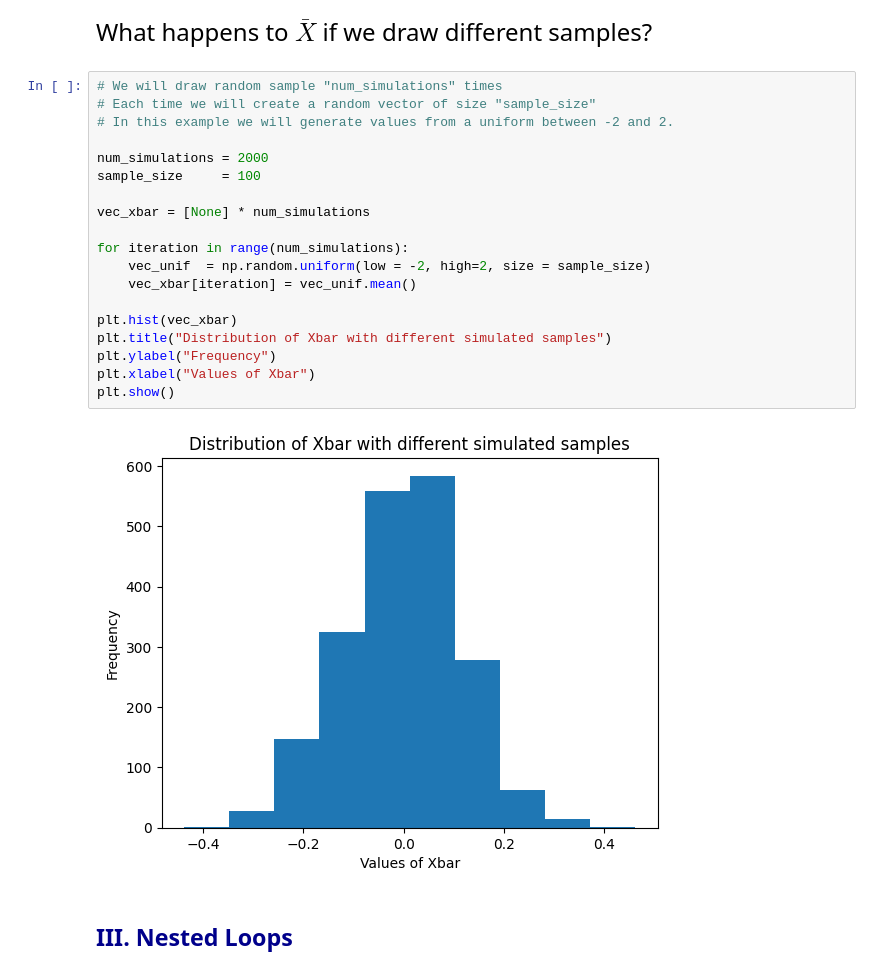
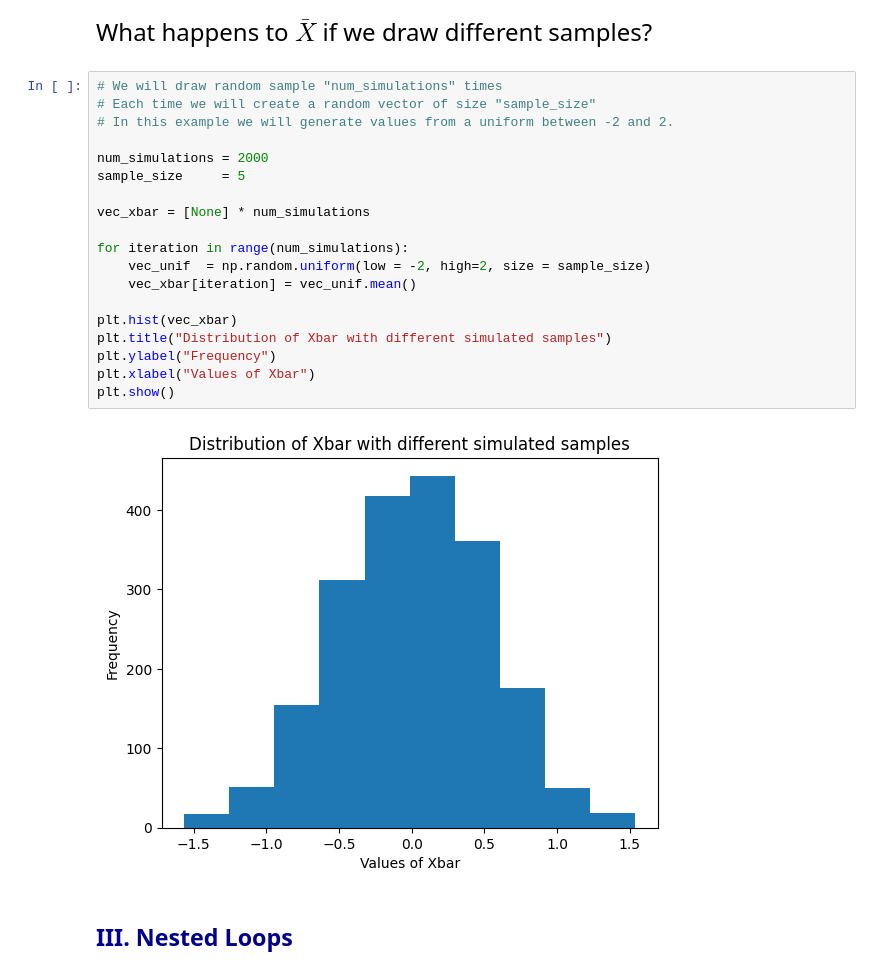
Before and after one commit to l0301lee/qtm151spring2023, a Jupyter notebook: Lecture 06/Lecture 6 (personal notes).ipynb, the cells around one changed output. Saved outputs shown, nothing was run; the diff lists cells and outputs as text.

```diff
--- a/Lecture 06/Lecture 6 (personal notes).ipynb
+++ b/Lecture 06/Lecture 6 (personal notes).ipynb
@@ -156,24 +156,24 @@ What happens to $\bar{X}$ if we draw different samples?
 # %%
 # We will draw random sample "num_simulations" times
 # Each time we will create a random vector of size "sample_size"
 # In this example we will generate values from a uniform between -2 and 2.
 
 num_simulations = 2000
-sample_size     = 100
+sample_size     = 5
 
 vec_xbar = [None] * num_simulations
 
 for iteration in range(num_simulations):
     vec_unif  = np.random.uniform(low = -2, high=2, size = sample_size)
     vec_xbar[iteration] = vec_unif.mean()
 
 plt.hist(vec_xbar)
 plt.title("Distribution of Xbar with different simulated samples")
 plt.ylabel("Frequency")
 plt.xlabel("Values of Xbar")
 plt.show()
 # %% [output]
-[figure, old version]
+[figure, new version]
 # %% [markdown]
 ## <span style="color:darkblue"> III. Nested Loops </span>
 # %% [markdown]
```
Also changed, not shown: parts of 7 cells of this notebook, 1 other file.
